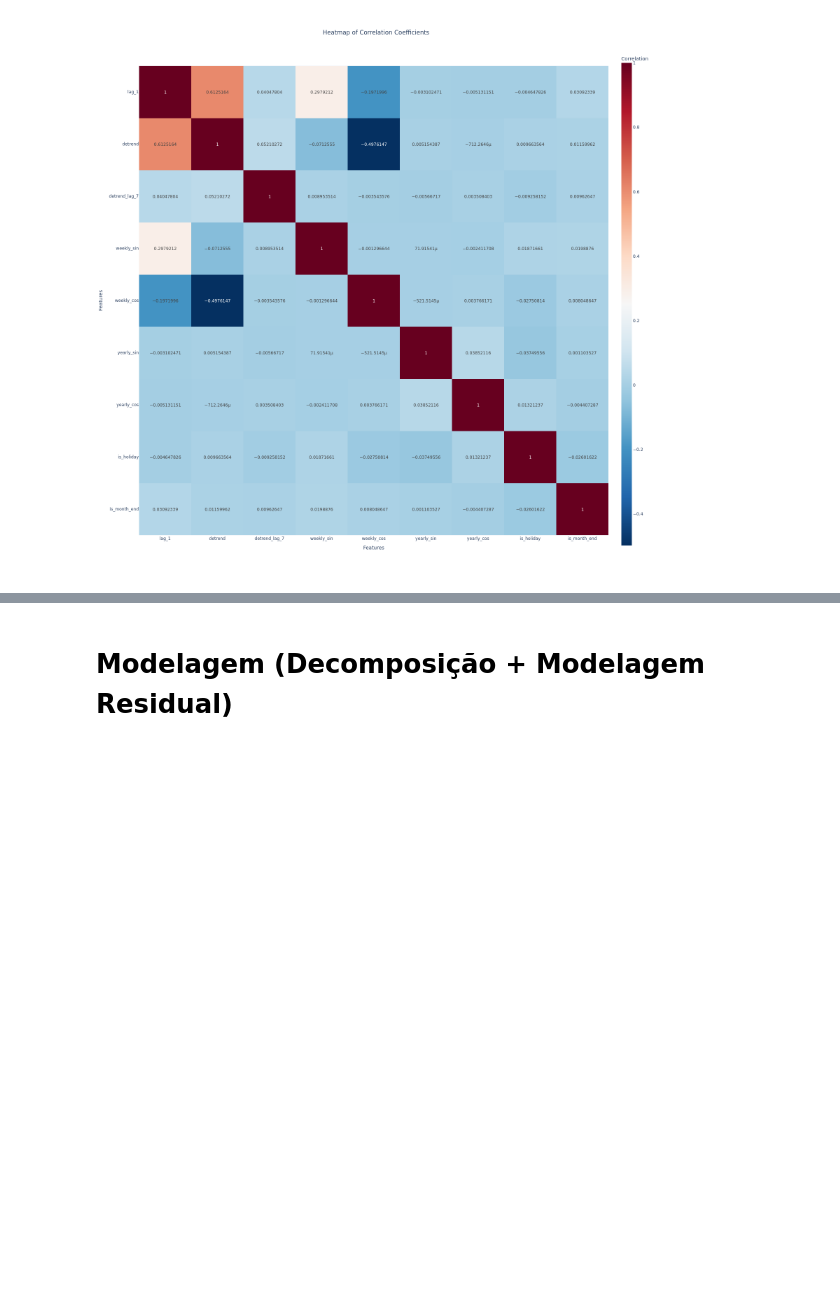
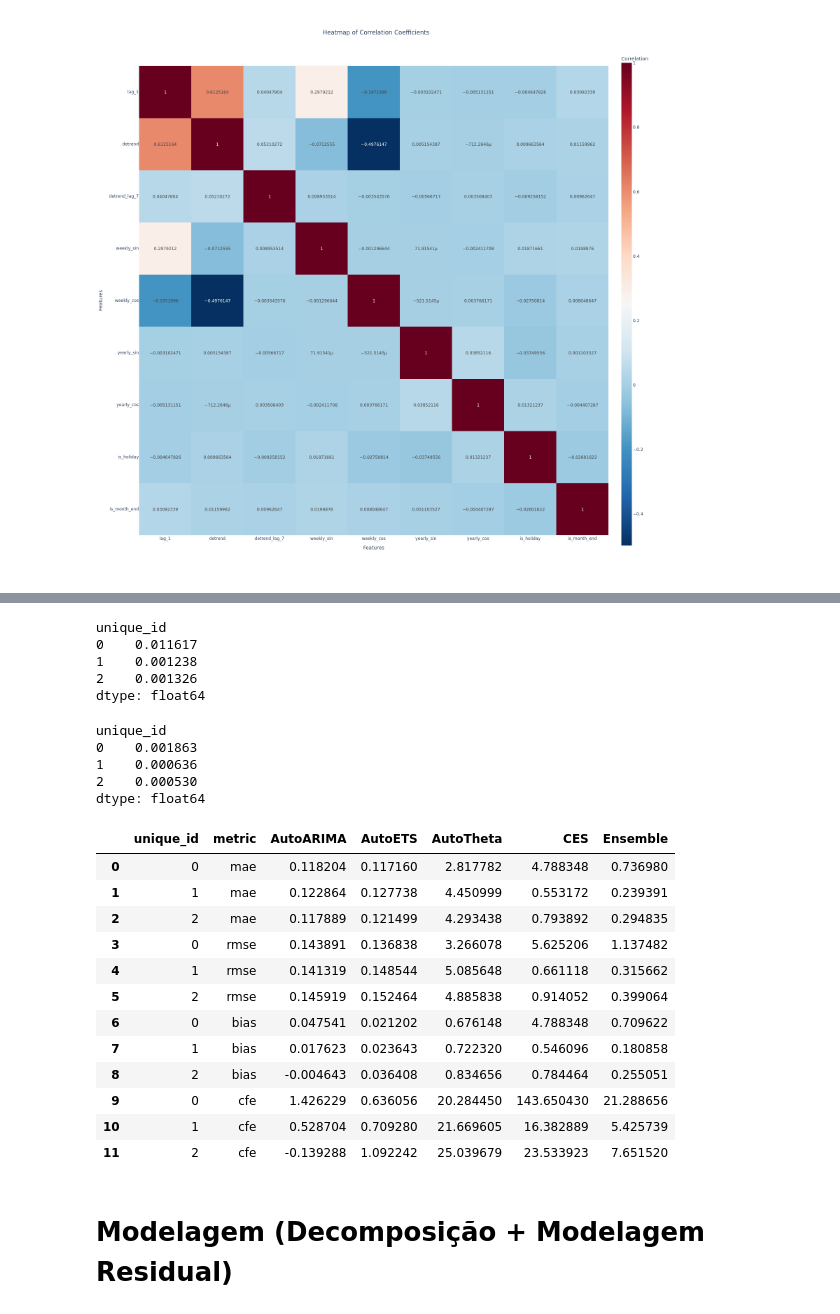
Before and after one commit to HeyLucasLeao/forecasting, a Jupyter notebook: 2.sythentic_data.ipynb, the cells around one changed output, grey strips where cells are left out. Drawn from its saved outputs; the diff is of its cells as text; code cells hidden in the pictures; blank space fills up the shorter version.

Commit message:
Adiciona modelagem estatística com StatsForecast e implementa avaliação de modelos utilizando métricas como MAE, RMSE, bias e CFE.

```diff
--- a/2.sythentic_data.ipynb
+++ b/2.sythentic_data.ipynb
@@ -127,3 +154,64 @@ corr_heatmap(df[df.columns[3:]], fig_type="png")
+# %%
+fc = sf.forecast(df=train[["unique_id", "ds", "y"]], h=horizon) #fit_predict
+# %%
+metrics = [
+    mae,
+    rmse,
+    bias,
+    cfe
+]
+models = ["AutoARIMA", "AutoETS", "AutoTheta", "CES", "Ensemble"]
+scum = ["AutoARIMA", "AutoETS", "AutoTheta", "CES"]
+# %%
+fc["Ensemble"] = fc[scum].median(axis=1)
+fc.loc[fc["Ensemble"] < 1e-1, "Ensemble"] = 0
+# %%
+test = pd.merge(test, fc, on=["unique_id", "ds"], how="inner")
+columns = ["unique_id",
+               "ds",
+               "y",
+               "AutoARIMA",
+               "AutoETS",
+               "AutoTheta",
+               "CES",
+               "Ensemble"]
+# %%
+test.groupby("unique_id")[test.columns].apply(lambda x: wape(x["y"], x["Ensemble"]))
+# %% [output]
+unique_id
+0    0.011617
+1    0.001238
+2    0.001326
+dtype: float64
+# %%
+test.groupby("unique_id")[test.columns].apply(lambda x: wape(x["y"], x["AutoARIMA"]))
+# %% [output]
+unique_id
+0    0.001863
+1    0.000636
+2    0.000530
+dtype: float64
+# %%
+evaluate(test[columns],
+         metrics=metrics,
+         models=models,
+         id_col="unique_id",
+         time_col="ds",
+         target_col="y")
+# %% [output]
+|  | unique_id | metric | AutoARIMA | AutoETS | AutoTheta | CES | Ensemble |
+| 0 | 0 | mae | 0.118204 | 0.117160 | 2.817782 | 4.788348 | 0.736980 |
+| 1 | 1 | mae | 0.122864 | 0.127738 | 4.450999 | 0.553172 | 0.239391 |
+| 2 | 2 | mae | 0.117889 | 0.121499 | 4.293438 | 0.793892 | 0.294835 |
+| 3 | 0 | rmse | 0.143891 | 0.136838 | 3.266078 | 5.625206 | 1.137482 |
+| 4 | 1 | rmse | 0.141319 | 0.148544 | 5.085648 | 0.661118 | 0.315662 |
+| 5 | 2 | rmse | 0.145919 | 0.152464 | 4.885838 | 0.914052 | 0.399064 |
+| 6 | 0 | bias | 0.047541 | 0.021202 | 0.676148 | 4.788348 | 0.709622 |
+| 7 | 1 | bias | 0.017623 | 0.023643 | 0.722320 | 0.546096 | 0.180858 |
+| 8 | 2 | bias | -0.004643 | 0.036408 | 0.834656 | 0.784464 | 0.255051 |
+| 9 | 0 | cfe | 1.426229 | 0.636056 | 20.284450 | 143.650430 | 21.288656 |
+| 10 | 1 | cfe | 0.528704 | 0.709280 | 21.669605 | 16.382889 | 5.425739 |
+| 11 | 2 | cfe | -0.139288 | 1.092242 | 25.039679 | 23.533923 | 7.651520 |
 # %% [markdown]
 # Modelagem (Decomposição + Modelagem Residual)
 # %% [markdown]
```
Also changed, not shown: parts of 5 cells of this notebook.
